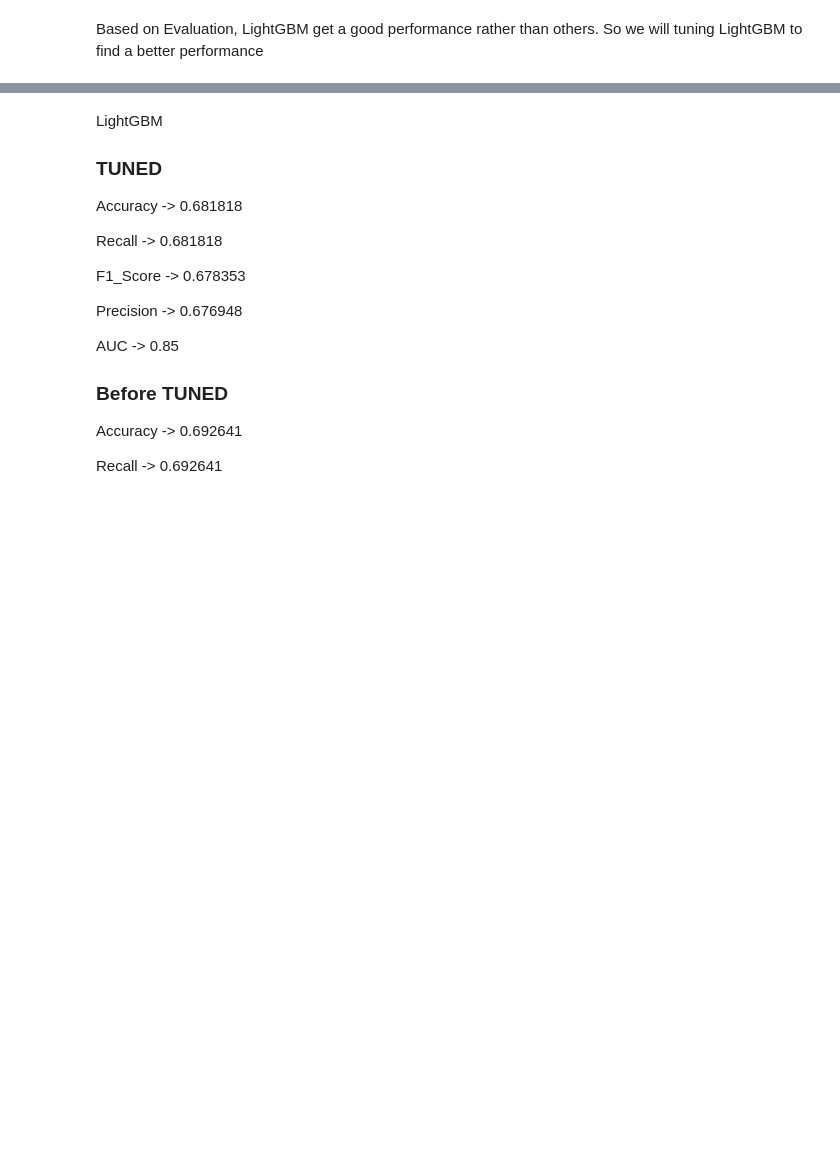
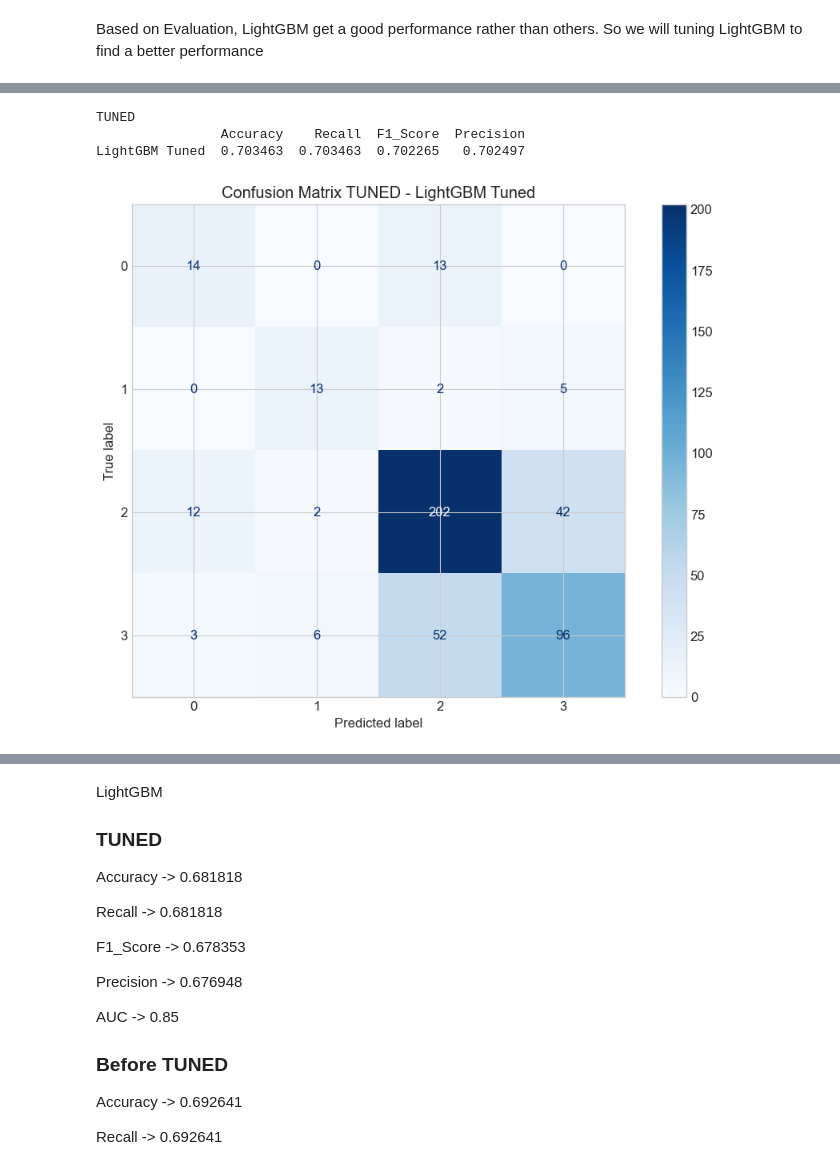
Before and after one commit to NandoG1/Model-Air-Quality-Index-in-Jakarta, a Jupyter notebook: model.ipynb, the cells around one changed output, grey strips where cells are left out. Saved outputs shown, nothing was run; the diff lists cells and outputs as text; code cells hidden in the pictures; blank space fills up the shorter version.

```diff
--- a/model.ipynb
+++ b/model.ipynb
@@ -722,22 +734,14 @@ plt.show()
 # %% [markdown]
 Based on Evaluation, LightGBM get a good performance rather than others. So we will tuning LightGBM to find a better performance
 # %%
-# param_grid_lgb = {
-#     'n_estimators': [100, 200],
-#     'max_depth': [-1, 10],
-#     'learning_rate': [0.01, 0.1],
-#     'num_leaves': [30, 100],
-#     'subsample': [0.8, 1.0],
-#     'colsample_bytree': [0.8, 1.0],
-#     'reg_alpha': [0.1],
-#     'reg_lambda': [0],
-#     'min_child_samples': [20, 40],
-#     'min_split_gain': [0.0, 0.1]
-# }
+param_grid_lgb = {
+    'n_estimators': [100, 200],
+    'max_depth': [-1, 10],
+}
 
-# lgb = LGBMClassifier(objective='multiclass',num_class=4,random_state=42)
+lgb = LGBMClassifier(objective='multiclass',num_class=4,random_state=42)
 
-# grid_lgb = GridSearchCV(lgb, param_grid_lgb, cv=5, n_jobs=-1, verbose=1, scoring='f1_weighted')
-# grid_lgb.fit(X_train, y_train)
+grid_lgb = GridSearchCV(lgb, param_grid_lgb, cv=2, n_jobs=-1, verbose=1, scoring='f1_weighted')
+grid_lgb.fit(X_train, y_train)
 
-# print(f"Best LightGBM params: {grid_lgb.best_params_}")
+print(f"Best LightGBM params: {grid_lgb.best_params_}")
@@ -767,19 +798,25 @@ Based on Evaluation, LightGBM get a good performance rather than others. So we w
 # %%
-# print("TUNED")
-# metric_name = ["Accuracy", "Recall", "F1_Score", "Precision"]
+print("TUNED")
+metric_name = ["Accuracy", "Recall", "F1_Score", "Precision"]
 
-# df_val_score = pd.DataFrame(val_scores, index=metric_name).T
+df_val_score = pd.DataFrame(val_scores, index=metric_name).T
 
-# print(df_val_score)
+print(df_val_score)
+# %% [output]
+TUNED
+                Accuracy    Recall  F1_Score  Precision
+LightGBM Tuned  0.703463  0.703463  0.702265   0.702497
 # %%
-# for name, model in models_tuned.items():
-#     y_val_pred = model.predict(X_val)
+for name, model in models_tuned.items():
+    y_val_pred = model.predict(X_val)
 
-#     cm = confusion_matrix(y_val, y_val_pred)
-#     disp = ConfusionMatrixDisplay(confusion_matrix=cm)
+    cm = confusion_matrix(y_val, y_val_pred)
+    disp = ConfusionMatrixDisplay(confusion_matrix=cm)
 
-#     disp.plot(cmap=plt.cm.Blues)
-#     plt.title(f"Confusion Matrix TUNED - {name}")
-#     plt.show()
+    disp.plot(cmap=plt.cm.Blues)
+    plt.title(f"Confusion Matrix TUNED - {name}")
+    plt.show()
+# %% [output]
+[figure, added]
 # %%
 
```
Also changed, not shown: parts of 11 cells of this notebook, 3 other files.
